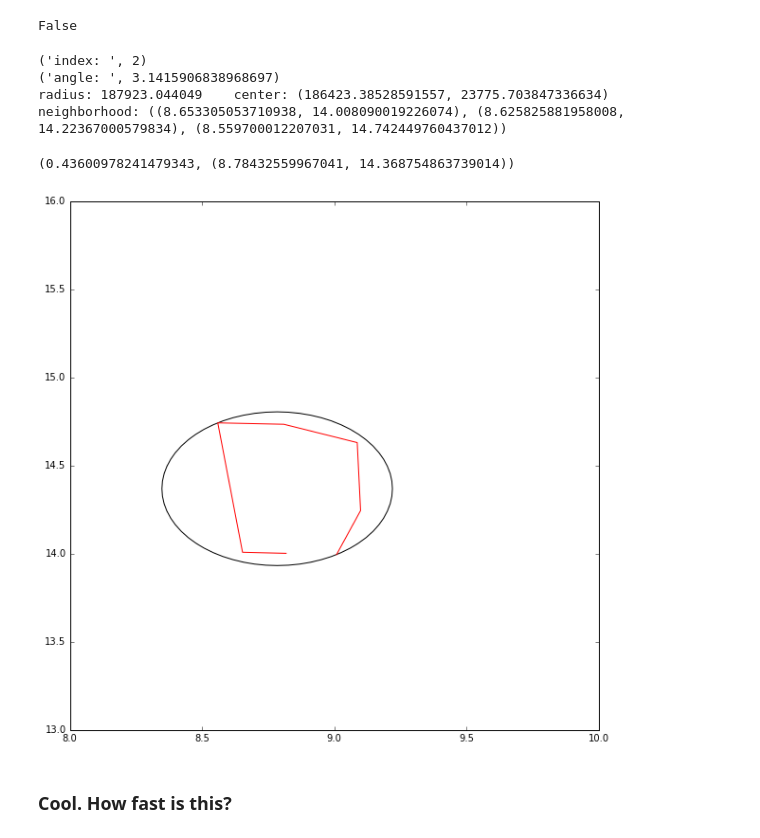
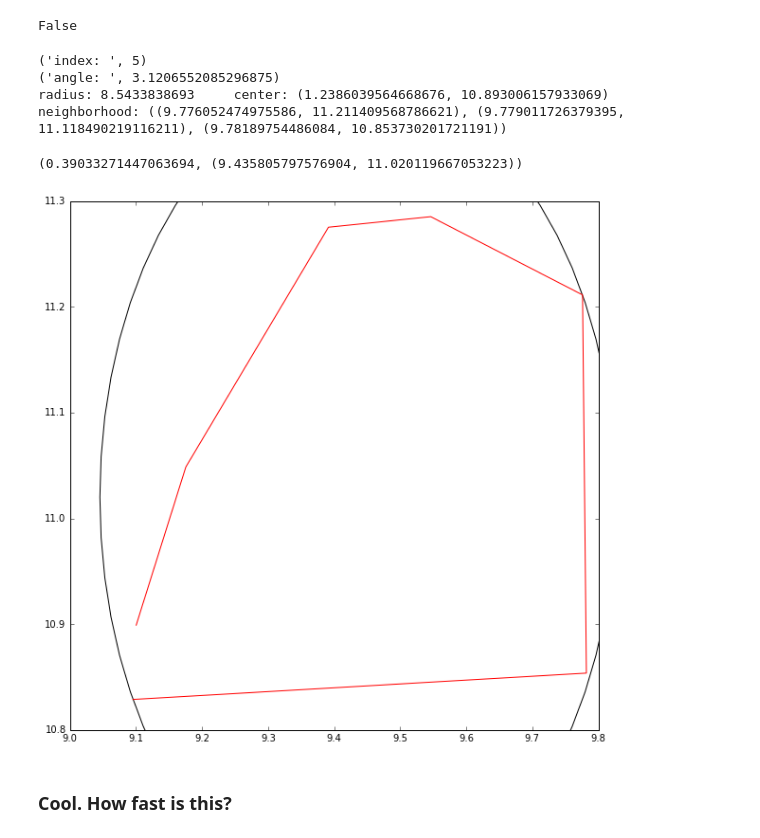
Before and after one commit to ljwolf/pysal, a Jupyter notebook: Minimum bounding circle.ipynb, the cells around one changed output. Saved outputs shown, nothing was run; the diff lists cells and outputs as text; code cells hidden in the pictures.

```diff
--- a/Minimum bounding circle.ipynb
+++ b/Minimum bounding circle.ipynb
@@ -8,4 +8,4 @@ import descartes as des
 %matplotlib inline
 # %%
 data = ps.open(ps.examples.get_path('columbus.shp')).read()
-chains = [chain.parts[0] for chain in data]
+chain = data[0]
@@ -30,0 +12,3 @@ points
+# %%
+points = [point for part in chain.parts for point in part]
+points
@@ -61,10 +63,10 @@ print('angle: ', angles[lexmax])
 print('radius: {} \t center: {}'.format(circles[lexmax][0], circles[lexmax][1]))
 print('neighborhood: {}'.format(com.mbc._neighb(points[lexmax], points)))
 # %% [output]
-('index: ', 2)
-('angle: ', 3.1415906838968697)
-radius: 187923.044049    center: (186423.38528591557, 23775.703847336634)
-neighborhood: ((8.653305053710938, 14.008090019226074), (8.625825881958008, 14.22367000579834), (8.559700012207031, 14.742449760437012))
+('index: ', 5)
+('angle: ', 3.1206552085296875)
+radius: 8.5433838693     center: (1.2386039564668676, 10.893006157933069)
+neighborhood: ((9.776052474975586, 11.211409568786621), (9.779011726379395, 11.118490219116211), (9.78189754486084, 10.853730201721191))
 # %%
 if not angles[lexmax] <= com.mbc.PI/2.:
     points.pop(lexmax)
@@ -77,17 +79,15 @@ mbc_poly = sgeom.Point(*center).buffer(radius)
 # %%
 radius, center
 # %% [output]
-(0.43600978241479343, (8.78432559967041, 14.368754863739014))
+(0.39033271447063694, (9.435805797576904, 11.020119667053223))
 # %%
 fig = plt.figure(figsize=(10,10))
 ax = fig.add_subplot(111)
-ax.set_xlim(8, 10)
-ax.set_ylim(13,16)
 ax.plot([p[0] for p in points], [p[-1] for p in points], 'r')
 ax.add_patch(des.PolygonPatch(mbc_poly, fc='white', ec='black'))
 plt.show()
 # %% [output]
-[figure, old version]
+[figure, new version]
 # %% [markdown]
 ### Cool. How fast is this?
 # %%
```
Also changed, not shown: parts of 18 cells of this notebook.
